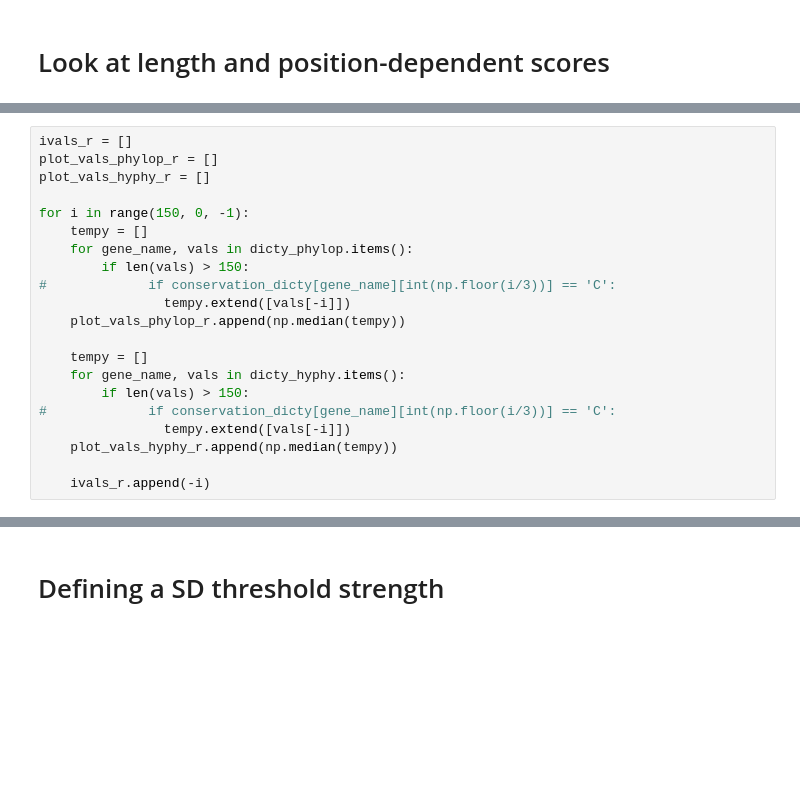
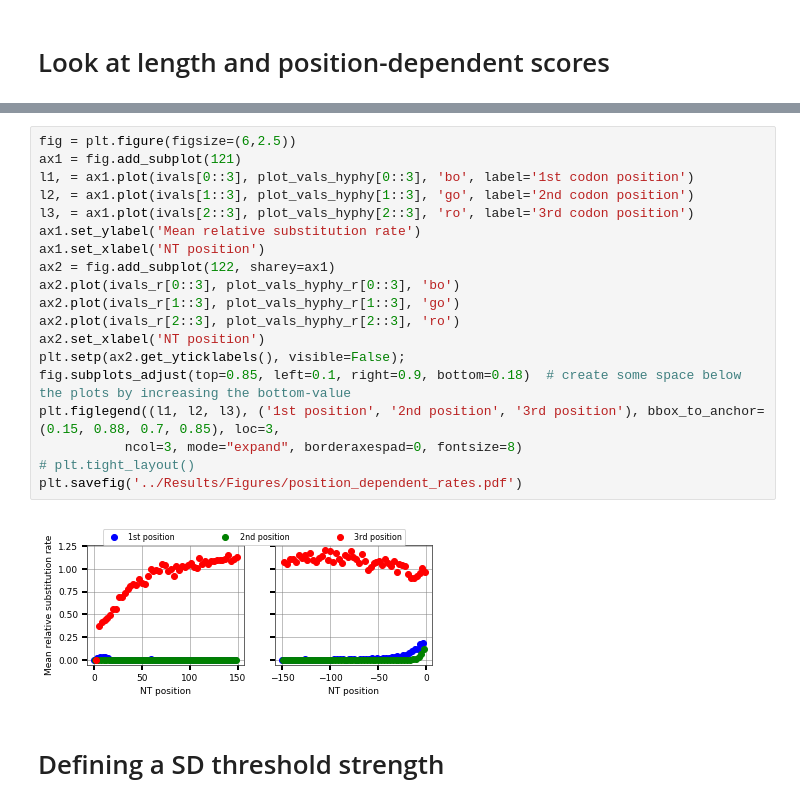
Before and after one commit to adamhockenberry/Internal_SD_conservation, a Jupyter notebook: Code/Analysis_scratch.ipynb, the cells around one changed output, grey strips where cells are left out. Saved outputs shown, nothing was run; the diff lists cells and outputs as text; blank space fills up the shorter version.

```diff
--- a/Code/Analysis_scratch.ipynb
+++ b/Code/Analysis_scratch.ipynb
@@ -340,21 +314,0 @@ for i in range(150):
-# %%
-ivals_r = []
-plot_vals_phylop_r = []
-plot_vals_hyphy_r = []
-
-for i in range(150, 0, -1):
-    tempy = []
-    for gene_name, vals in dicty_phylop.items():
-        if len(vals) > 150:
-#             if conservation_dicty[gene_name][int(np.floor(i/3))] == 'C':
-                tempy.extend([vals[-i]])
-    plot_vals_phylop_r.append(np.median(tempy))
-
-    tempy = []
-    for gene_name, vals in dicty_hyphy.items():
-        if len(vals) > 150:
-#             if conservation_dicty[gene_name][int(np.floor(i/3))] == 'C':
-                tempy.extend([vals[-i]])
-    plot_vals_hyphy_r.append(np.median(tempy))
-
-    ivals_r.append(-i)
@@ -508,3 +315,24 @@ print(stats.ranksums(fourfold_synon_cons_hyphy, fourfold_synon_var_hyphy))
+# %%
+fig = plt.figure(figsize=(6,2.5))
+ax1 = fig.add_subplot(121)
+l1, = ax1.plot(ivals[0::3], plot_vals_hyphy[0::3], 'bo', label='1st codon position')
+l2, = ax1.plot(ivals[1::3], plot_vals_hyphy[1::3], 'go', label='2nd codon position')
+l3, = ax1.plot(ivals[2::3], plot_vals_hyphy[2::3], 'ro', label='3rd codon position')
+ax1.set_ylabel('Mean relative substitution rate')
+ax1.set_xlabel('NT position')
+ax2 = fig.add_subplot(122, sharey=ax1)
+ax2.plot(ivals_r[0::3], plot_vals_hyphy_r[0::3], 'bo')
+ax2.plot(ivals_r[1::3], plot_vals_hyphy_r[1::3], 'go')
+ax2.plot(ivals_r[2::3], plot_vals_hyphy_r[2::3], 'ro')
+ax2.set_xlabel('NT position')
+plt.setp(ax2.get_yticklabels(), visible=False);
+fig.subplots_adjust(top=0.85, left=0.1, right=0.9, bottom=0.18)  # create some space below the plots by increasing the bottom-value
+plt.figlegend((l1, l2, l3), ('1st position', '2nd position', '3rd position'), bbox_to_anchor=(0.15, 0.88, 0.7, 0.85), loc=3,
+           ncol=3, mode="expand", borderaxespad=0, fontsize=8)
+# plt.tight_layout()
+plt.savefig('../Results/Figures/position_dependent_rates.pdf')
+# %% [output]
+[figure, added]
 # %% [markdown]
 # Defining a SD threshold strength
 # %%
```
Also changed, not shown: parts of 95 cells of this notebook, 5 other files.
